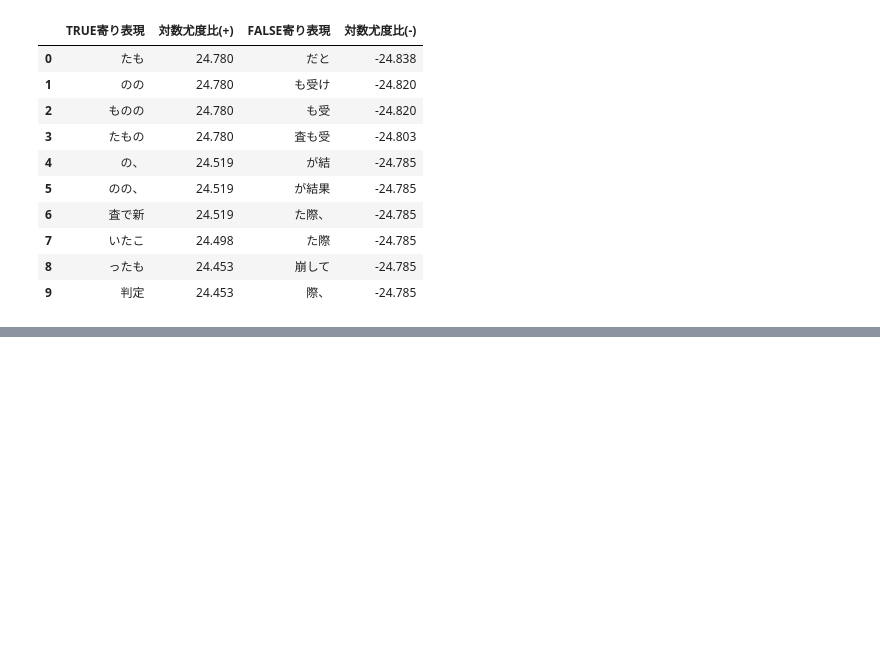
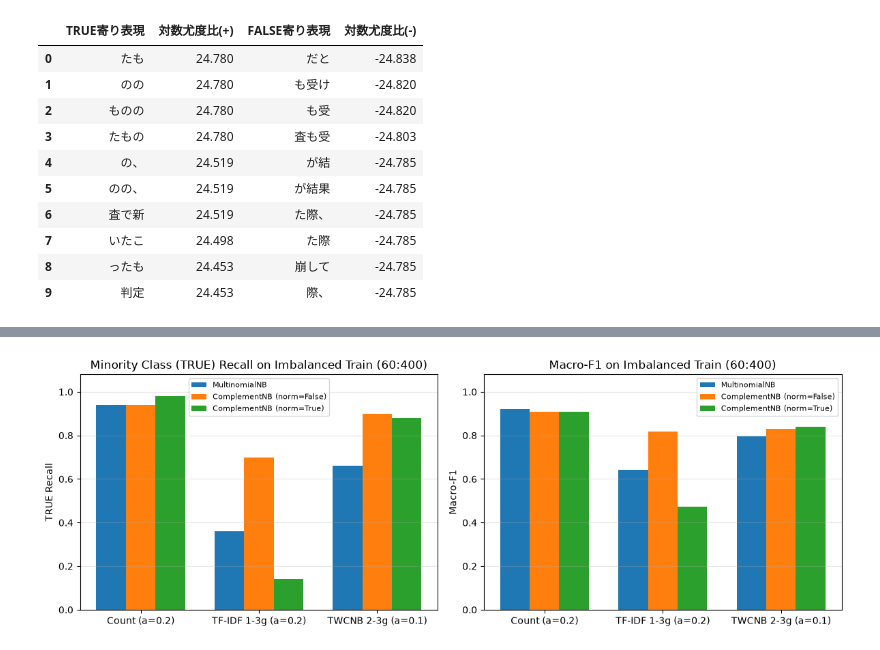
Before and after one commit to mamorlis/nlpbook, a Jupyter notebook: notebooks/ch2_svm_knn.ipynb, the cells around one changed output, grey strips where cells are left out. Saved outputs shown, nothing was run; the diff lists cells and outputs as text; code cells hidden in the pictures; blank space fills up the shorter version.

Commit message:
第1〜4章に遠距離教師あり学習・ComplementNB・品質推定・Subword Regularization・仮名漢字変換とPointwise予測・抽象型要約とハルシネーション演習を追加

```diff
--- a/notebooks/ch2_svm_knn.ipynb
+++ b/notebooks/ch2_svm_knn.ipynb
@@ -270,0 +357,87 @@ display(top_llr_table(cnt_vec, X_train_cnt, alpha=1e-9))
+# %%
+rng_imb = np.random.default_rng(42)
+idx_pos = np.where(y_train == 1)[0]
+idx_neg = np.where(y_train == 0)[0]
+imb_idx = np.sort(np.concatenate([
+    rng_imb.choice(idx_pos, size=60, replace=False),
+    rng_imb.choice(idx_neg, size=400, replace=False),
+]))
+imb_texts = train_df.iloc[imb_idx]["文書"]
+y_imb = y_train[imb_idx]
+print(f"不均衡訓練データ: 計 {len(y_imb)} 件 (TRUE={(y_imb == 1).sum()}, FALSE={(y_imb == 0).sum()})")
+
+# 文字 2〜3-gram (TWCNB 用) ベクトルも用意
+vec_tw = TfidfVectorizer(analyzer="char_wb", ngram_range=(2, 3), min_df=3, sublinear_tf=True)
+X_imb_tw = vec_tw.fit_transform(imb_texts)
+X_te_tw = vec_tw.transform(test_df["文書"])
+
+imb_configs = [
+    ("Count (1-3gram)", X_train_cnt[imb_idx], X_test_cnt, 1.0),
+    ("Count (1-3gram)", X_train_cnt[imb_idx], X_test_cnt, 0.2),
+    ("TF-IDF (1-3gram)", X_train[imb_idx], X_test, 0.2),
+    ("TF-IDF (1-3gram)", X_train[imb_idx], X_test, 0.1),
+    ("TWCNB TF-IDF (2-3gram, sublinear)", X_imb_tw, X_te_tw, 0.1),
+]
+
+imb_rows = []
+for f_lbl, Xtr, Xte, alpha in imb_configs:
+    for mname, clf in [
+        ("MultinomialNB", MultinomialNB(alpha=alpha)),
+        ("ComplementNB(norm=False)", ComplementNB(alpha=alpha, norm=False)),
+        ("ComplementNB(norm=True)", ComplementNB(alpha=alpha, norm=True)),
+    ]:
+        clf.fit(Xtr, y_imb)
+        pte = clf.predict(Xte)
+        imb_rows.append({
+            "表現": f_lbl,
+            "alpha": alpha,
+            "手法": mname,
+            "テストAcc": round(accuracy_score(y_test, pte), 3),
+            "TRUE適合率": round(precision_score(y_test, pte, zero_division=0), 3),
+            "TRUE再現率": round(recall_score(y_test, pte), 3),
+            "TRUE-F1": round(f1_score(y_test, pte, zero_division=0), 3),
+            "Macro-F1": round(f1_score(y_test, pte, average="macro"), 3),
+        })
+
+imb_df = pd.DataFrame(imb_rows)
+display(imb_df)
+
+# 可視化: TF-IDF 不均衡データでの TRUE Recall と Macro-F1 の比較
+plot_sub = imb_df[
+    ((imb_df["表現"] == "TF-IDF (1-3gram)") & (imb_df["alpha"] == 0.2))
+    | ((imb_df["表現"] == "TWCNB TF-IDF (2-3gram, sublinear)") & (imb_df["alpha"] == 0.1))
+    | ((imb_df["表現"] == "Count (1-3gram)") & (imb_df["alpha"] == 0.2))
+].copy()
+
+settings = [
+    ("Count (a=0.2)", "Count (1-3gram)", 0.2),
+    ("TF-IDF 1-3g (a=0.2)", "TF-IDF (1-3gram)", 0.2),
+    ("TWCNB 2-3g (a=0.1)", "TWCNB TF-IDF (2-3gram, sublinear)", 0.1),
+]
+methods_plot = ["MultinomialNB", "ComplementNB(norm=False)", "ComplementNB(norm=True)"]
+short_m = ["MultinomialNB", "ComplementNB (norm=False)", "ComplementNB (norm=True)"]
+
+fig, axes = plt.subplots(1, 2, figsize=(12, 4.2))
+x = np.arange(len(settings))
+w = 0.25
+for ax, metric, title in [
+    (axes[0], "TRUE再現率", "Minority Class (TRUE) Recall on Imbalanced Train (60:400)"),
+    (axes[1], "Macro-F1", "Macro-F1 on Imbalanced Train (60:400)"),
+]:
+    for i, (m_key, m_lbl) in enumerate(zip(methods_plot, short_m)):
+        vals = [
+            float(plot_sub[(plot_sub["表現"] == expr) & (plot_sub["alpha"] == a) & (plot_sub["手法"] == m_key)][metric].iloc[0])
+            for _, expr, a in settings
+        ]
+        ax.bar(x + (i - 1) * w, vals, width=w, label=m_lbl)
+    ax.set_xticks(x)
+    ax.set_xticklabels([s[0] for s in settings])
+    ax.set_ylim(0, 1.08)
+    ax.set_ylabel(metric if metric == "Macro-F1" else "TRUE Recall")
+    ax.set_title(title)
+    ax.grid(axis="y", alpha=0.3)
+    ax.legend(fontsize=8)
+
+plt.tight_layout()
+plt.show()
+# %% [output]
@@ -270,0 +461 @@ display(top_llr_table(cnt_vec, X_train_cnt, alpha=1e-9))
+[figure, added]
```
Also changed, not shown: parts of 12 cells of this notebook, 7 other files.
